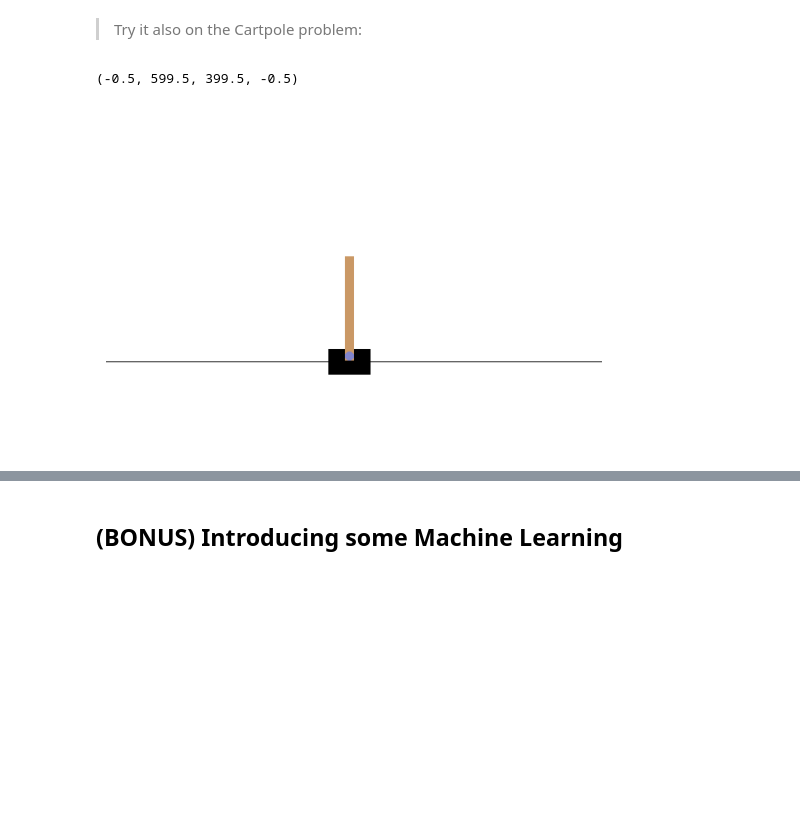
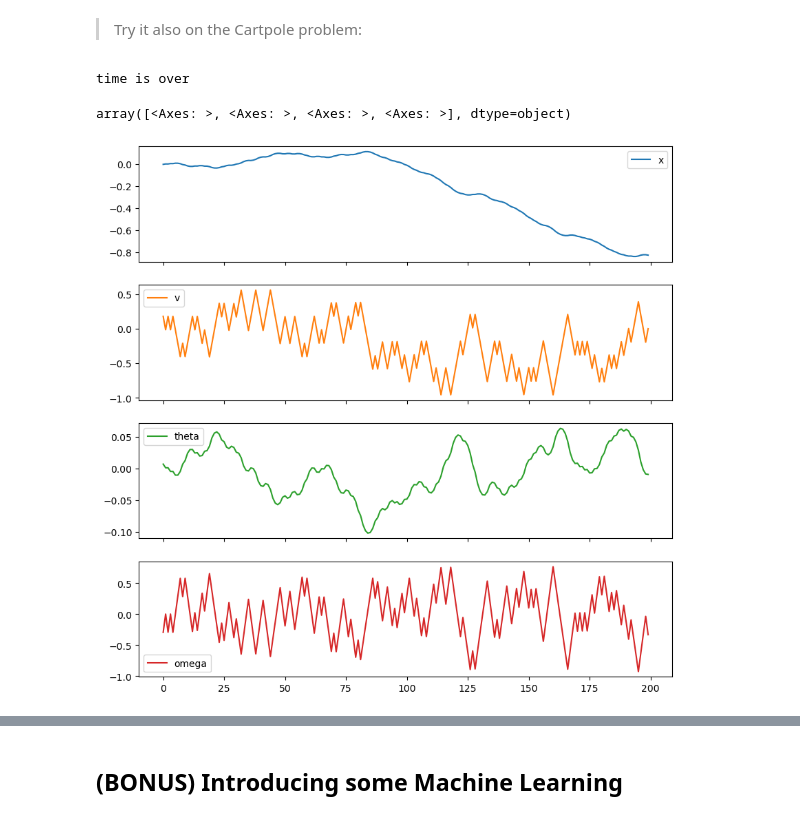
Before and after one commit to diegotg2000/ReinforcementLearning, a Jupyter notebook: TP_3/TP_3.ipynb, the cells around one changed output, grey strips where cells are left out. Cells and saved outputs as stored; diff of their text form; code cells hidden in the pictures; blank space fills up the shorter version.

Commit message:
tp3 almost done

```diff
--- a/TP_3/TP_3.ipynb
+++ b/TP_3/TP_3.ipynb
@@ -468,9 +649,33 @@ plt.show()
 # %%
 env = utils.WithSnapshots(gym.make("CartPole-v1", render_mode="rgb_array", max_episode_steps=200))
-# %%
-env.reset()
-plt.imshow(env.render())
-plt.axis('off')
-# %% [output]
-(-0.5, 599.5, 399.5, -0.5)
-[figure, removed]
+# %%
+root_observation, _ = env.reset()
+root_snapshot = env.get_snapshot()
+root = Root(root_snapshot, root_observation)
+# %%
+images = []
+data = []
+for _ in range(5000):
+    plan_mcts(root, n_iters=10) # simulate 10 steps
+    env.load_snapshot(root.snapshot) # reset the environment to the root state
+    action = root.select_best_child().action # select the best action to take from the root
+    root = Root.from_node(root.children[action]) # move the root node to the child corresponding to the action
+    state, reward, done, truncated, _ = env.step(action) # take the action
+    data.append(state) # save the state
+    images.append(env.render()) # save the image
+    if done:
+        print('done')
+        break
+    if truncated:
+        print('time is over')
+        break
+# %% [output]
+time is over
+# %%
+data = np.array(data)
+data = pd.DataFrame(data, columns=['x', 'v', 'theta', 'omega'])
+# %%
+data.plot(subplots=True, figsize=(10, 10))
+# %% [output]
+array([<Axes: >, <Axes: >, <Axes: >, <Axes: >], dtype=object)
+[figure, added]
```
Also changed, not shown: parts of 26 cells of this notebook, 1 other file.
